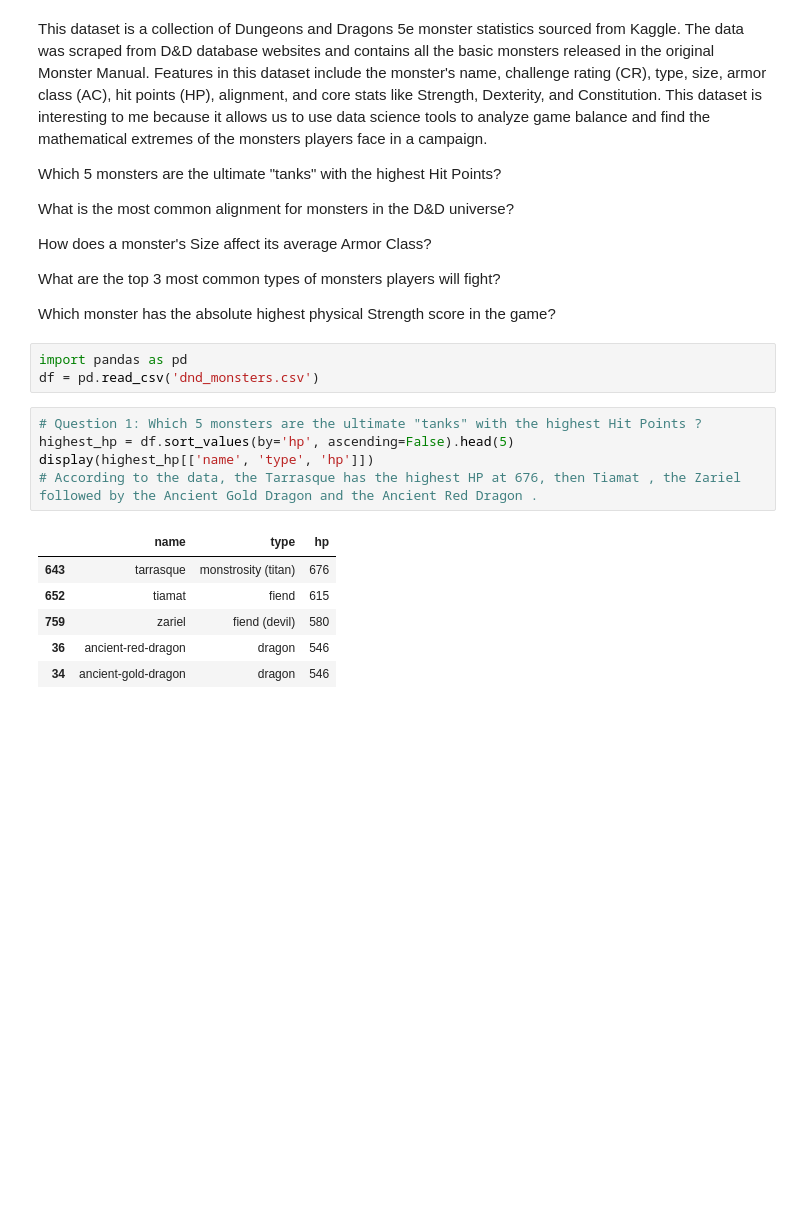
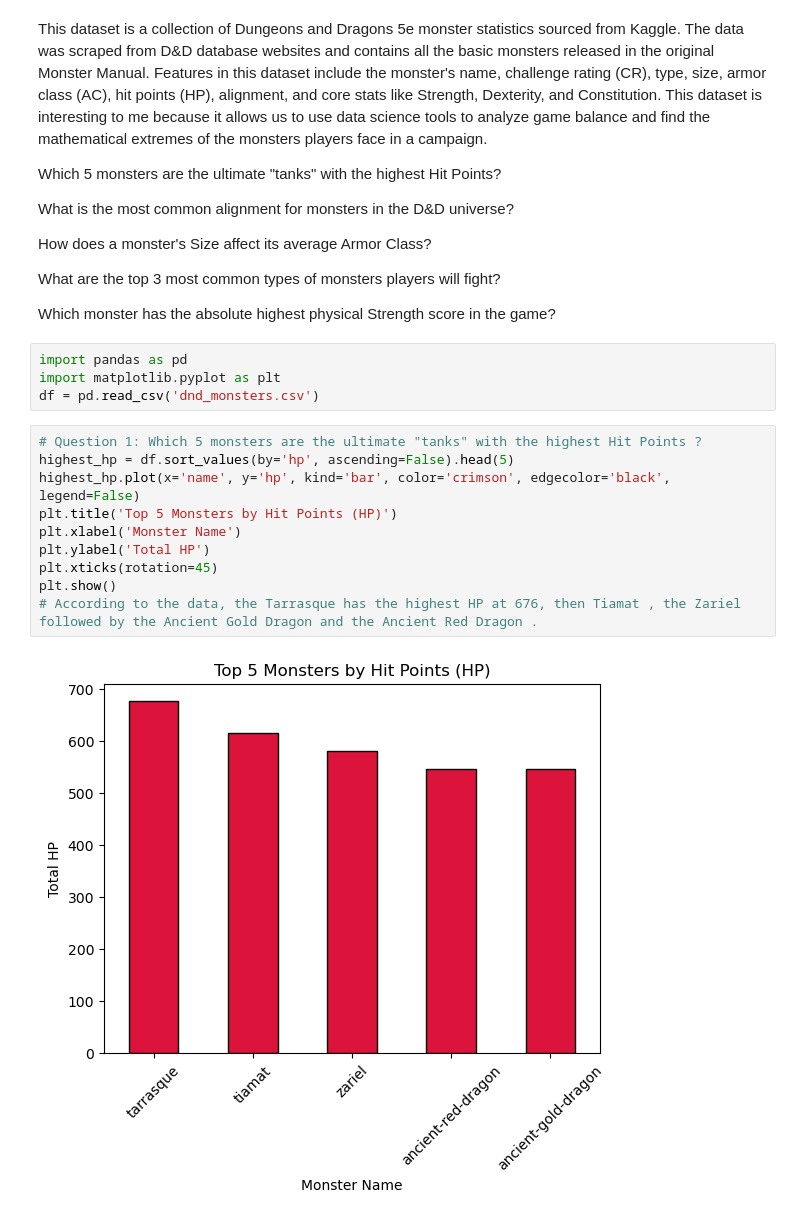
Before and after one commit to Cole0000/Data_Visualization_And_Modeling_Online, a Jupyter notebook: Lab/1.5 Intro to Python and Pandas Lab.ipynb, the cells around one changed output. Saved outputs shown, nothing was run; the diff lists cells and outputs as text; blank space fills up the shorter version.

```diff
--- a/Lab/1.5 Intro to Python and Pandas Lab.ipynb
+++ b/Lab/1.5 Intro to Python and Pandas Lab.ipynb
@@ -24,19 +24,20 @@ What are the top 3 most common types of monsters players will fight?
 Which monster has the absolute highest physical Strength score in the game?
 # %%
 import pandas as pd
+import matplotlib.pyplot as plt
 df = pd.read_csv('dnd_monsters.csv')
 # %%
 # Question 1: Which 5 monsters are the ultimate "tanks" with the highest Hit Points ?
 highest_hp = df.sort_values(by='hp', ascending=False).head(5)
-display(highest_hp[['name', 'type', 'hp']])
+highest_hp.plot(x='name', y='hp', kind='bar', color='crimson', edgecolor='black', legend=False)
+plt.title('Top 5 Monsters by Hit Points (HP)')
+plt.xlabel('Monster Name')
+plt.ylabel('Total HP')
+plt.xticks(rotation=45)
+plt.show()
 # According to the data, the Tarrasque has the highest HP at 676, then Tiamat , the Zariel  followed by the Ancient Gold Dragon and the Ancient Red Dragon .
 # %% [output]
-|  | name | type | hp |
-| 643 | tarrasque | monstrosity (titan) | 676 |
-| 652 | tiamat | fiend | 615 |
-| 759 | zariel | fiend (devil) | 580 |
-| 36 | ancient-red-dragon | dragon | 546 |
-| 34 | ancient-gold-dragon | dragon | 546 |
+[figure, added]
 # %%
 # Question 2: What is the most common alignment for monsters in the D&D universe?
 common_alignments = df['align'].value_counts().head(3)
```
Also changed, not shown: parts of 4 cells of this notebook.
